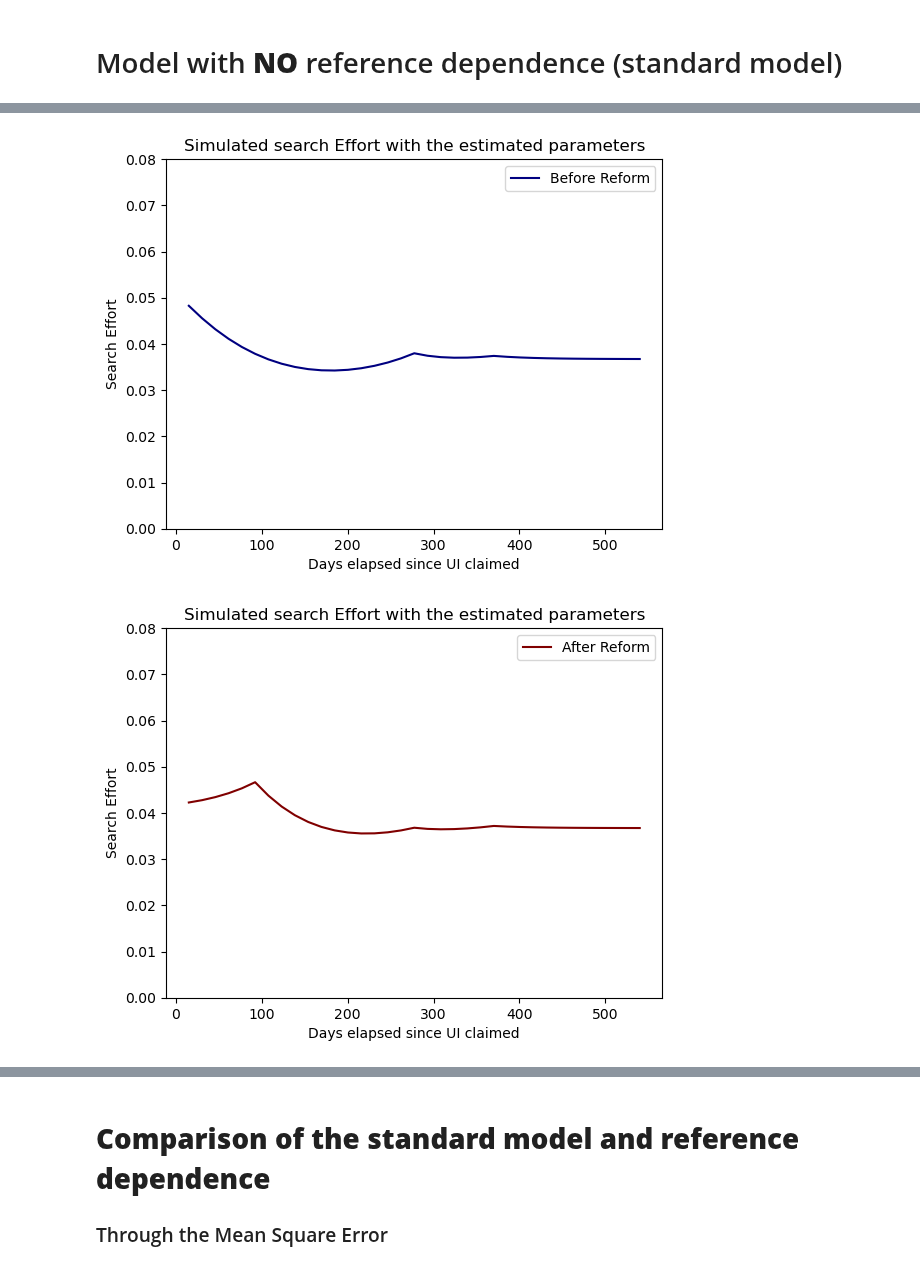
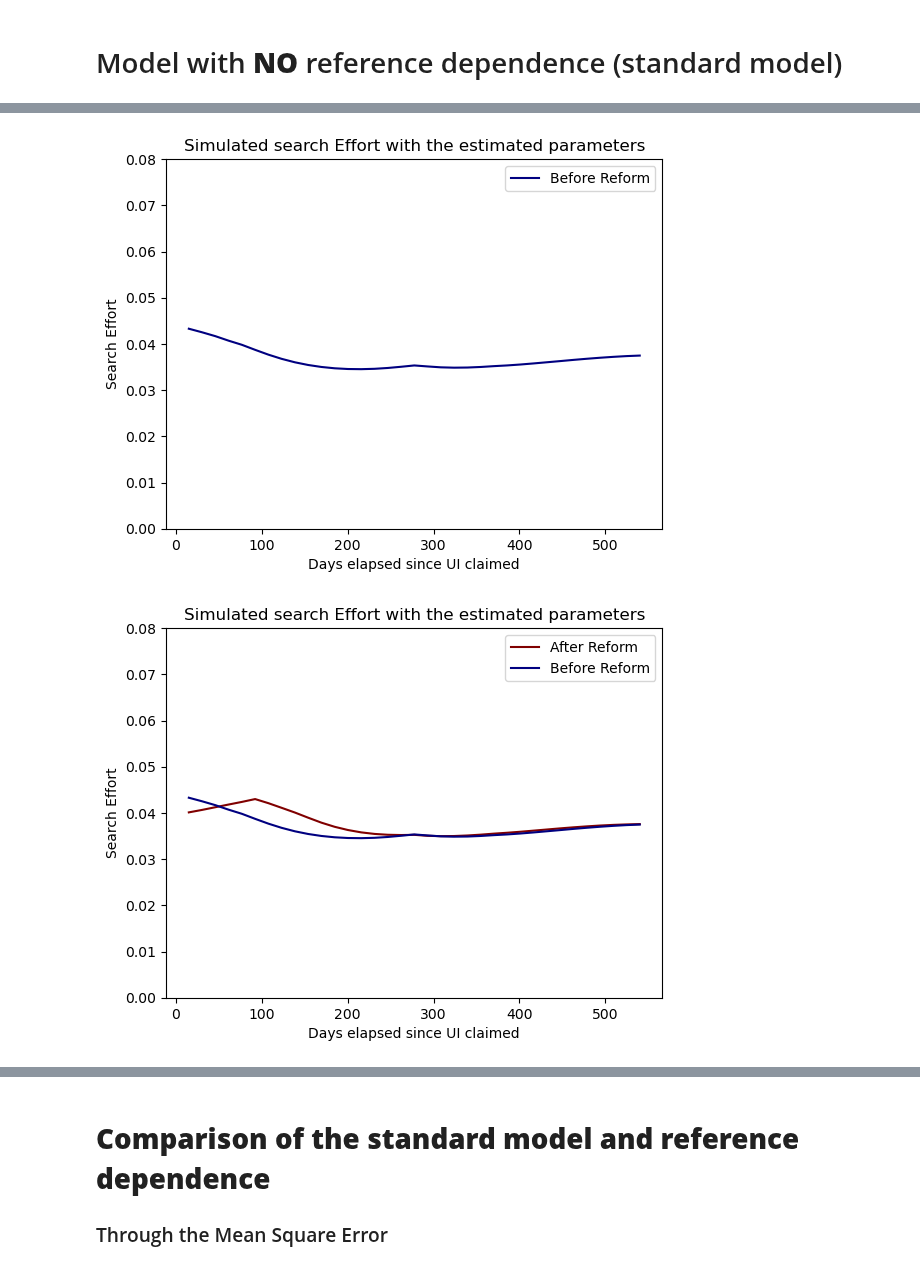
Before and after one commit to qrn838/Dynamic-programming-project, a Jupyter notebook: 2. Estimation - ConSav.ipynb, the cells around one changed output, grey strips where cells are left out. Drawn from its saved outputs; the diff is of its cells as text; code cells hidden in the pictures.

```diff
--- a/2. Estimation - ConSav.ipynb
+++ b/2. Estimation - ConSav.ipynb
@@ -1,9 +1,9 @@
 # %%
 import numpy as np
 import matplotlib.pyplot as plt
-from consumption_saving import *
+from solve_consumption_saving import *
 from copy import deepcopy
-from estimation_consav import *
+from estimation import *
 
 %load_ext autoreload
 %autoreload 2
@@ -14,3 +14,5 @@ model = ReferenceDependenceClass()
 model.par.full_sample_estimation = True
 model.allocate()
 model_new = deepcopy(model)
+model.par.model = 'ConSav'
+model_new.par.model = 'ConSav'
@@ -184,5 +180,5 @@ plt.show()
 # %%
-model_new.solve_ConSav()
+model_new.solve()
 sim_new = model_new.sim.s_total
 
 time = np.linspace(0, model_new.par.T_sim, model_new.par.T_sim)
@@ -194,25 +190,26 @@ plt.legend()
 plt.ylim(0.0, 0.08)
 plt.show()
 # %% [output]
-[figure, old version]
+[figure, new version]
 # %%
 model_new.par.b1 = 342.0/675.0      # Value after reform
 model_new.par.b2 = 171.0/675.0      # Value after reform
 
 model_new.allocate()
-model_new.solve_ConSav()
+model_new.solve()
 s_forecast_new = model_new.sim.s_total
 
 # Now plotting s_forecast
 time = np.linspace(0, model_new.par.T_sim, model_new.par.T_sim)
 plt.plot((time+1)*15, s_forecast_new, label='After Reform', color='maroon')
+plt.plot((time+1)*15, sim_new[:], label='Before Reform', color='navy')
 plt.xlabel('Days elapsed since UI claimed')
 plt.ylabel('Search Effort')
 plt.title('Simulated search Effort with the estimated parameters')
 plt.legend()
 plt.ylim(0.0, 0.08)
 plt.show()
 # %% [output]
-[figure, old version]
+[figure, new version]
 # %%
 #Replicating figure 7(a) from the paper
```
Also changed, not shown: parts of 12 cells of this notebook, 11 other files.
